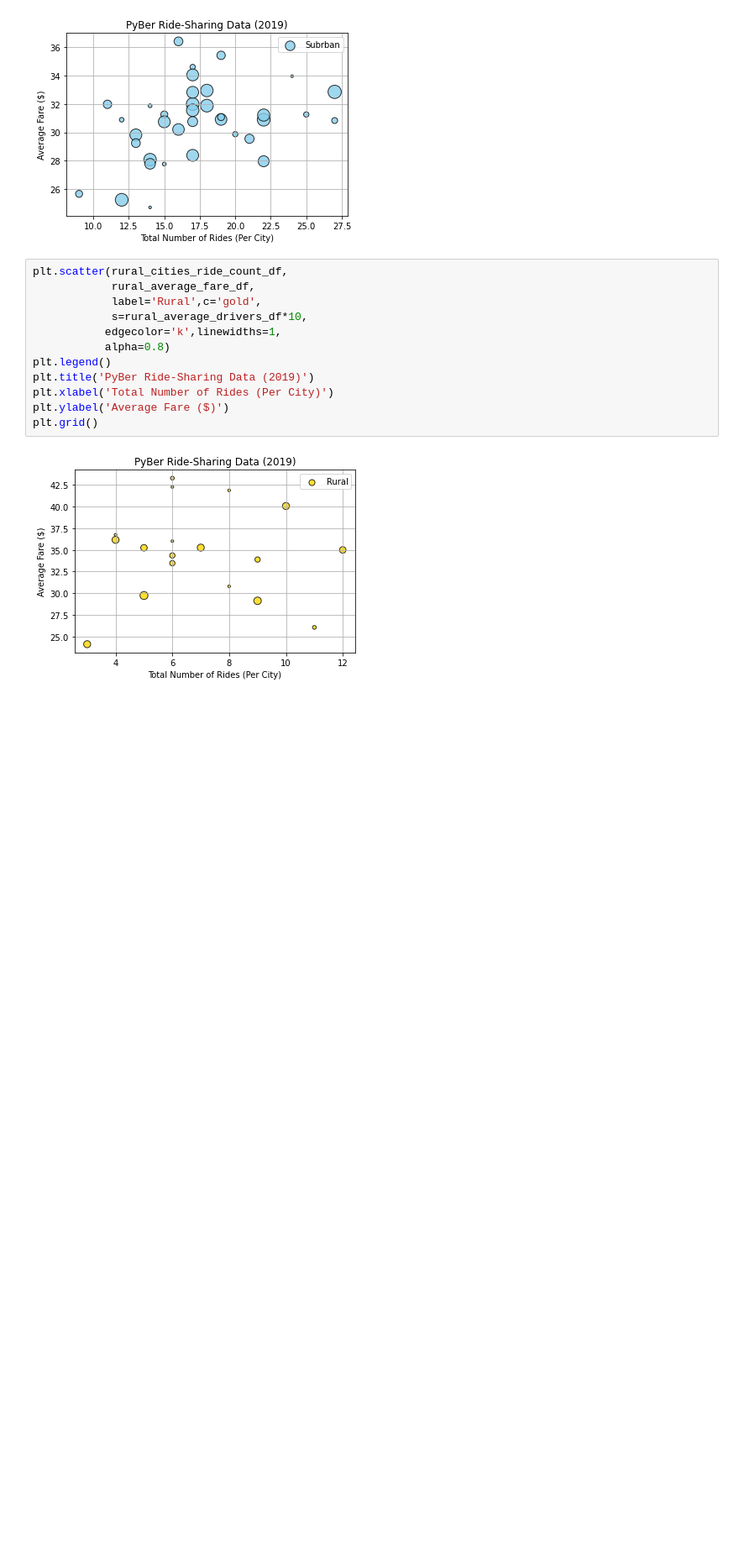
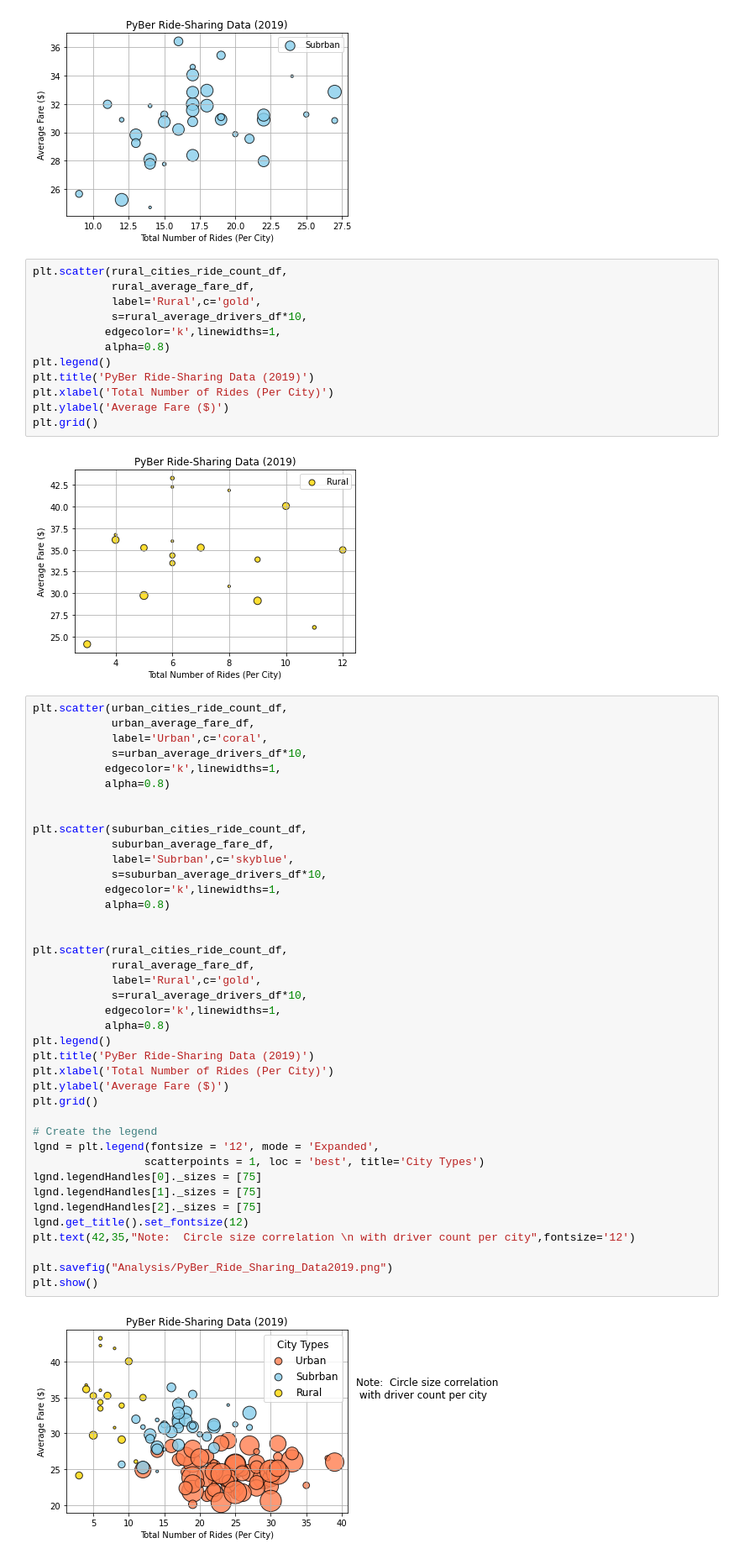
Before and after one commit to ccwillmore/PyBer_Analysis, a Jupyter notebook: Pyber.ipynb, the cells around one changed output. Shown: that part at 84% size. Saved outputs shown, nothing was run; the diff lists cells and outputs as text; blank space fills up the shorter version.

```diff
--- a/Pyber.ipynb
+++ b/Pyber.ipynb
@@ -299,3 +299,45 @@ plt.ylabel('Average Fare ($)')
 plt.grid()
 # %% [output]
 [figure]
+# %%
+plt.scatter(urban_cities_ride_count_df,
+            urban_average_fare_df,
+            label='Urban',c='coral',
+            s=urban_average_drivers_df*10,
+           edgecolor='k',linewidths=1,
+           alpha=0.8)
+
+
+plt.scatter(suburban_cities_ride_count_df,
+            suburban_average_fare_df,
+            label='Subrban',c='skyblue',
+            s=suburban_average_drivers_df*10,
+           edgecolor='k',linewidths=1,
+           alpha=0.8)
+
+
+plt.scatter(rural_cities_ride_count_df,
+            rural_average_fare_df,
+            label='Rural',c='gold',
+            s=rural_average_drivers_df*10,
+           edgecolor='k',linewidths=1,
+           alpha=0.8)
+plt.legend()
+plt.title('PyBer Ride-Sharing Data (2019)')
+plt.xlabel('Total Number of Rides (Per City)')
+plt.ylabel('Average Fare ($)')
+plt.grid()
+
+# Create the legend
+lgnd = plt.legend(fontsize = '12', mode = 'Expanded',
+                 scatterpoints = 1, loc = 'best', title='City Types')
+lgnd.legendHandles[0]._sizes = [75]
+lgnd.legendHandles[1]._sizes = [75]
+lgnd.legendHandles[2]._sizes = [75]
+lgnd.get_title().set_fontsize(12)
+plt.text(42,35,"Note:  Circle size correlation \n with driver count per city",fontsize='12')
+
+plt.savefig("Analysis/PyBer_Ride_Sharing_Data2019.png")
+plt.show()
+# %% [output]
+[figure, added]
```
Also changed, not shown: parts of 4 cells of this notebook.
